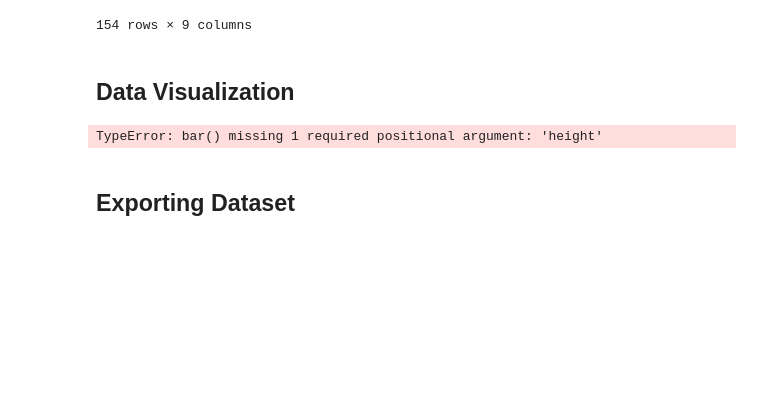
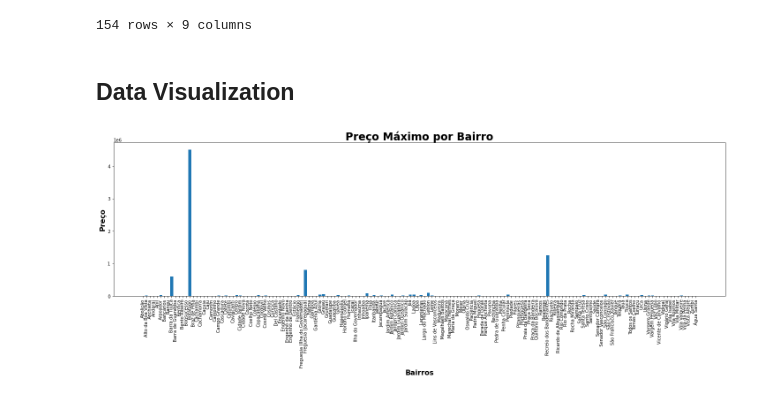
Before and after one commit to gabrielbssantos/alura-data-science-python-pandas-tratando-analisando-dados, a Jupyter notebook: real_estates_rental_data_analysis_7.ipynb, the cells around one changed output. Drawn from its saved outputs; the diff is of its cells as text; code cells hidden in the pictures; blank space fills up the shorter version.

Commit message:
understanding data, visualizing statistics about it

```diff
--- a/real_estates_rental_data_analysis_7.ipynb
+++ b/real_estates_rental_data_analysis_7.ipynb
@@ -83,12 +83,3 @@ df_dist_condominium_describe
 154 rows × 9 columns
 # %% [markdown]
 ## Data Visualization
-# %%
-# comparing max values for 'Valor' column
-plt.bar(list(df_dist_price_describe.Bairro), list(df_dist_price_d))
-
-plt.show()
-# %% [output]
-TypeError: bar() missing 1 required positional argument: 'height'
-# %% [markdown]
-## Exporting Dataset
@@ -97,0 +86,22 @@ TypeError: bar() missing 1 required positional argument: 'height'
+# %%
+# comparing max values for 'Valor' column
+
+bairros = list(df_dist_price_describe['Bairro'])
+max_price = list(df_dist_price_describe['max'])
+
+# Figure Size
+fig, ax = plt.subplots(figsize=(20, 8), tight_layout=True)
+
+ax.bar(bairros, max_price)
+
+# Adding ticks
+plt.xlabel('Bairros', fontweight ='bold', fontsize = 16)
+plt.ylabel('Preço', fontweight ='bold', fontsize = 16)
+plt.title('Preço Máximo por Bairro', fontweight ='bold', fontsize = 24)
+plt.xticks(bairros, rotation=90)
+plt.yticks()
+
+plt.tight_layout()
+plt.show()
+# %% [output]
+[figure, added]
```
Also changed, not shown: parts of 2 cells of this notebook.
